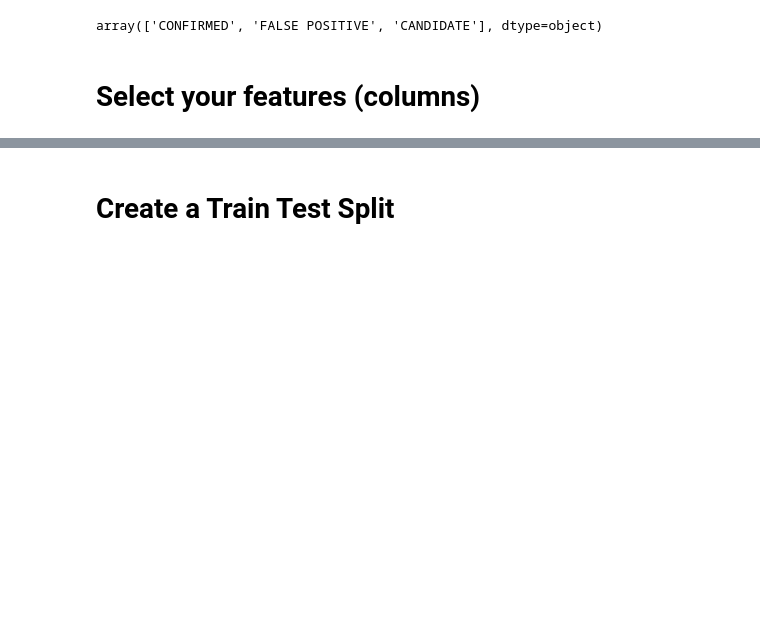
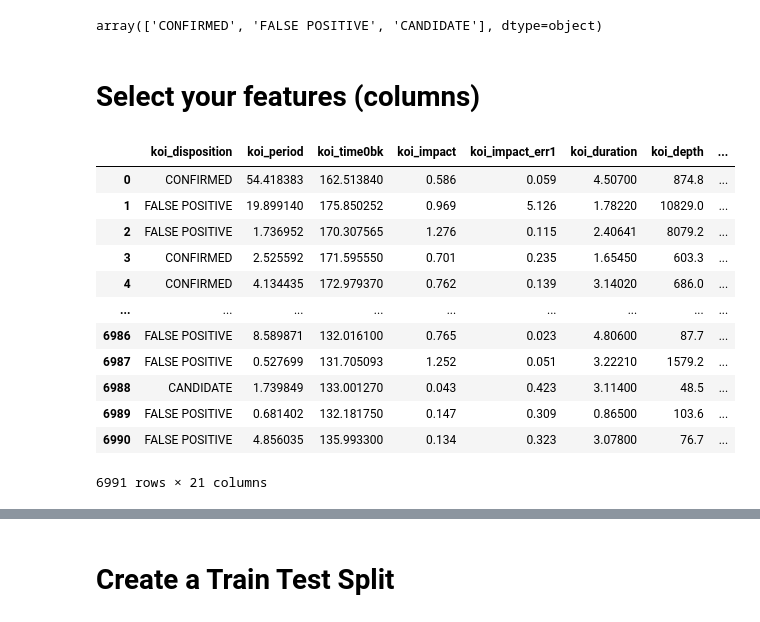
Before and after one commit to klharp/Machine-Learning-Exoplanet-Exploration, a Jupyter notebook: model_1.ipynb, the cells around one changed output, grey strips where cells are left out. Cells and saved outputs as stored; diff of their text form; code cells hidden in the pictures; blank space fills up the shorter version.

```diff
--- a/model_1.ipynb
+++ b/model_1.ipynb
@@ -58,6 +58,62 @@ array(['CONFIRMED', 'FALSE POSITIVE', 'CANDIDATE'], dtype=object)
 target_names = ['CONFIRMED', 'FALSE POSITIVE', 'CANDIDATE']
 # %% [markdown]
 # Select your features (columns)
+# %%
+# Remove error columns
+# COMMENT THIS OUT TO RUN USING THE ENTIRE DATAFRAME
+df = df[['koi_disposition',
+ 'koi_fpflag_nt',
+ 'koi_fpflag_ss',
+ 'koi_fpflag_co',
+ 'koi_fpflag_ec',
+ 'koi_period',
+ 'koi_time0bk',
+ 'koi_impact',
+ 'koi_impact_err1',
+ 'koi_impact_err2',
+ 'koi_duration',
+ 'koi_duration_err1',
+ 'koi_duration_err2',
+ 'koi_depth',
+ 'koi_depth_err1',
+ 'koi_depth_err2',
+ 'koi_prad',
+ 'koi_prad_err1',
+ 'koi_prad_err2',
+ 'koi_teq',
+ 'koi_insol',
+ 'koi_insol_err1',
+ 'koi_insol_err2',
+ 'koi_model_snr',
+ 'koi_tce_plnt_num',
+ 'koi_steff',
+ 'koi_steff_err1',
+ 'koi_steff_err2',
+ 'koi_slogg',
+ 'koi_slogg_err1',
+ 'koi_slogg_err2',
+ 'koi_srad',
+ 'koi_srad_err1',
+ 'koi_srad_err2',
+ 'ra',
+ 'dec',
+ 'koi_kepmag'  ]]
+
+df
+# %% [output]
+|  | koi_disposition | koi_period | koi_time0bk | koi_impact | koi_impact_err1 | koi_duration | koi_depth | ... |
+| 0 | CONFIRMED | 54.418383 | 162.513840 | 0.586 | 0.059 | 4.50700 | 874.8 | ... |
+| 1 | FALSE POSITIVE | 19.899140 | 175.850252 | 0.969 | 5.126 | 1.78220 | 10829.0 | ... |
+| 2 | FALSE POSITIVE | 1.736952 | 170.307565 | 1.276 | 0.115 | 2.40641 | 8079.2 | ... |
+| 3 | CONFIRMED | 2.525592 | 171.595550 | 0.701 | 0.235 | 1.65450 | 603.3 | ... |
+| 4 | CONFIRMED | 4.134435 | 172.979370 | 0.762 | 0.139 | 3.14020 | 686.0 | ... |
+| ... | ... | ... | ... | ... | ... | ... | ... | ... |
+| 6986 | FALSE POSITIVE | 8.589871 | 132.016100 | 0.765 | 0.023 | 4.80600 | 87.7 | ... |
+| 6987 | FALSE POSITIVE | 0.527699 | 131.705093 | 1.252 | 0.051 | 3.22210 | 1579.2 | ... |
+| 6988 | CANDIDATE | 1.739849 | 133.001270 | 0.043 | 0.423 | 3.11400 | 48.5 | ... |
+| 6989 | FALSE POSITIVE | 0.681402 | 132.181750 | 0.147 | 0.309 | 0.86500 | 103.6 | ... |
+| 6990 | FALSE POSITIVE | 4.856035 | 135.993300 | 0.134 | 0.323 | 3.07800 | 76.7 | ... |
+6991 rows × 21 columns
 # %%
 # Set features, these are the X values.
 # Drop the koi_disposition column because that is what we are trying to predict
```
Also changed, not shown: parts of 11 cells of this notebook, 8 other files.
